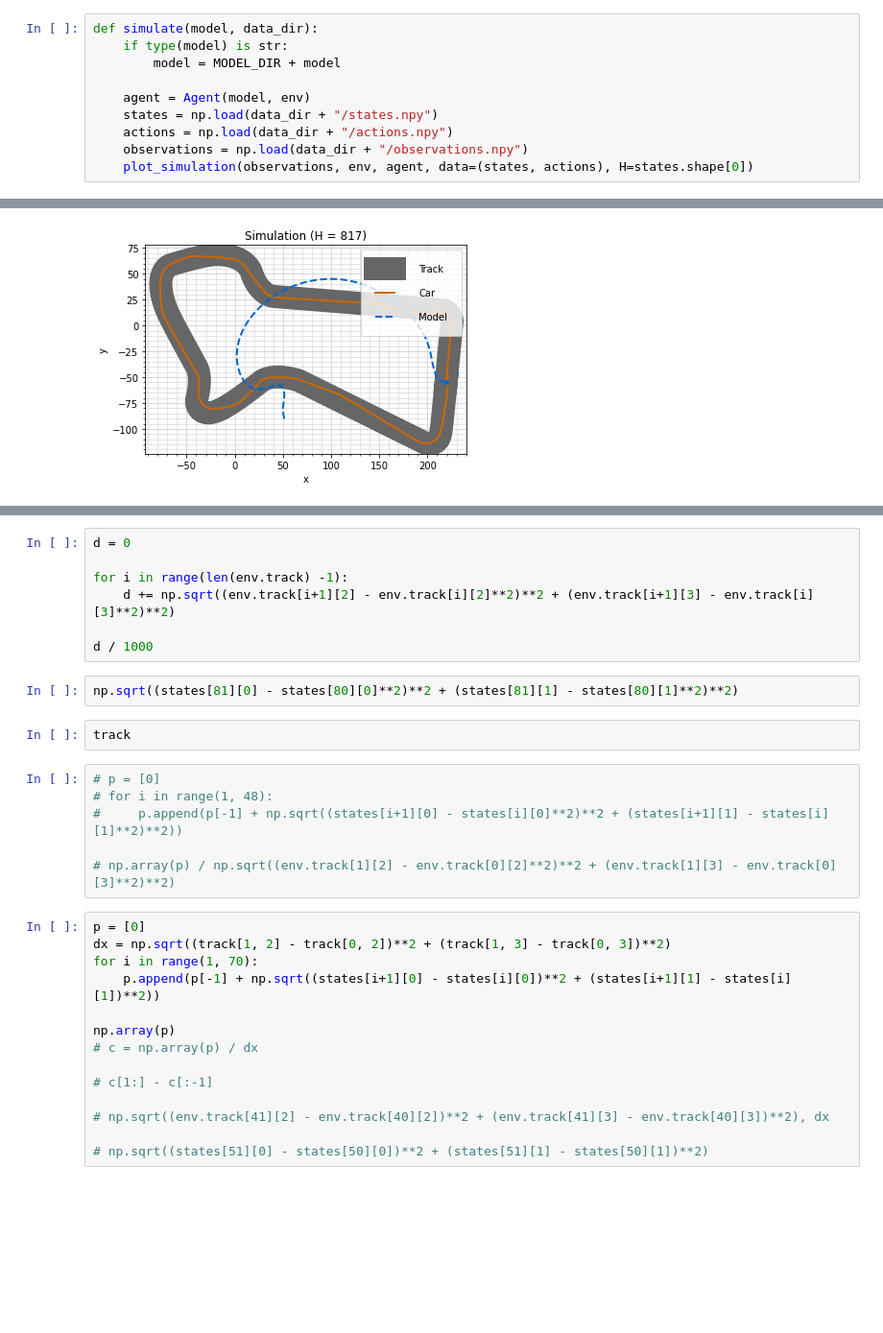
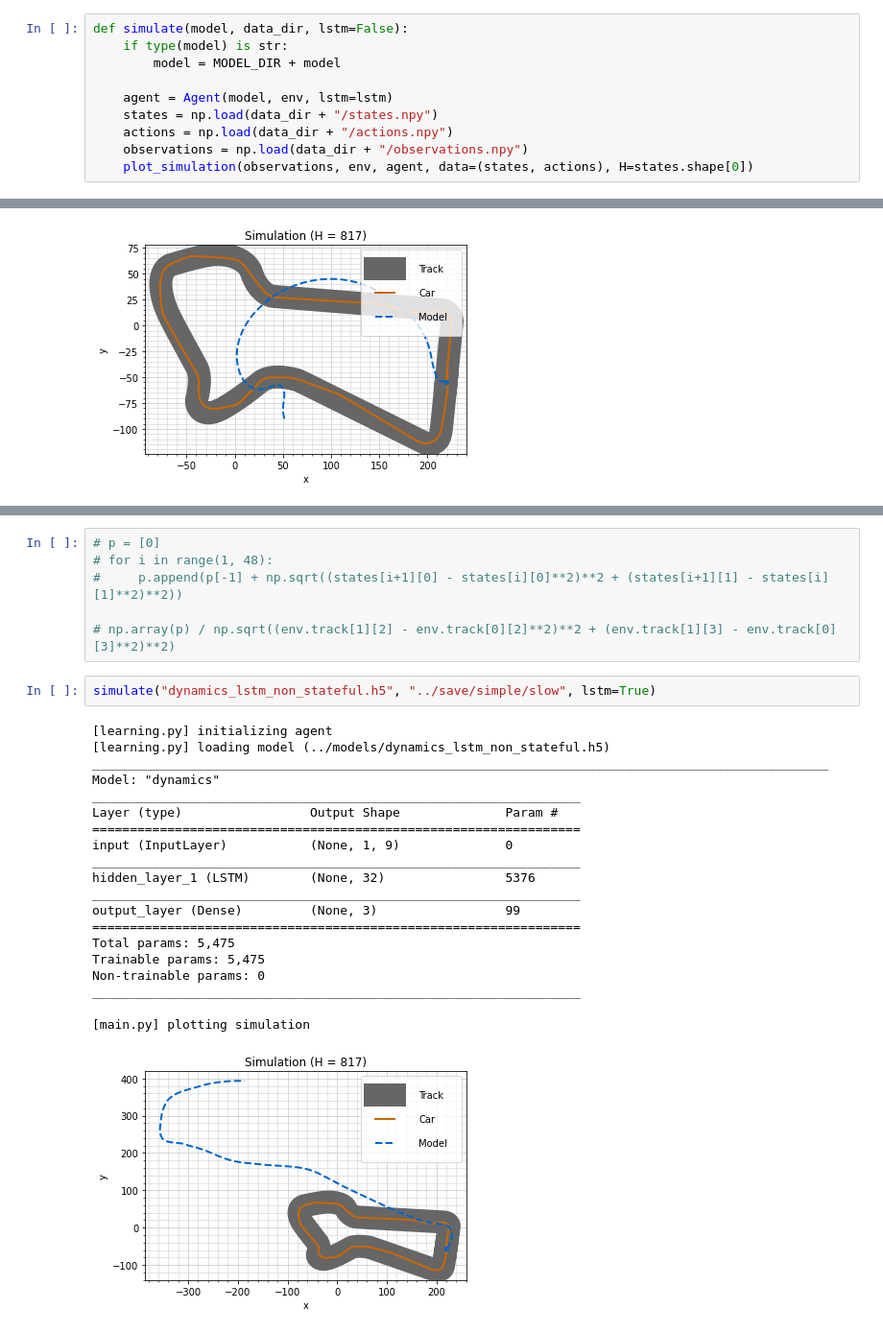
Before and after one commit to aysaha/racecar_control, a Jupyter notebook: src/Compare models.ipynb, the cells around one changed output, grey strips where cells are left out. Shown at 96% size. Cells and saved outputs as stored; diff of their text form; blank space fills up the shorter version.

Commit message:
add LSTM model

```diff
--- a/src/Compare models.ipynb
+++ b/src/Compare models.ipynb
@@ -15,11 +15,11 @@ array([ 2.19262177e+02, -5.47429695e+01,  1.47071041e+00,  0.00000000e+00,
         0.00000000e+00,  0.00000000e+00, -5.08652627e-03,  0.00000000e+00,
         0.00000000e+00,  0.00000000e+00,  0.00000000e+00])
 # %%
-def simulate(model, data_dir):
+def simulate(model, data_dir, lstm=False):
     if type(model) is str:
         model = MODEL_DIR + model
 
-    agent = Agent(model, env)
+    agent = Agent(model, env, lstm=lstm)
     states = np.load(data_dir + "/states.npy")
     actions = np.load(data_dir + "/actions.npy")
     observations = np.load(data_dir + "/observations.npy")
@@ -168,31 +167,29 @@ plt.show()
-# %%
-d = 0
-
-for i in range(len(env.track) -1):
-    d += np.sqrt((env.track[i+1][2] - env.track[i][2]**2)**2 + (env.track[i+1][3] - env.track[i][3]**2)**2)
-
-d / 1000
-# %%
-np.sqrt((states[81][0] - states[80][0]**2)**2 + (states[81][1] - states[80][1]**2)**2)
-# %%
-track
 # %%
 # p = [0]
 # for i in range(1, 48):
 #     p.append(p[-1] + np.sqrt((states[i+1][0] - states[i][0]**2)**2 + (states[i+1][1] - states[i][1]**2)**2))
 
 # np.array(p) / np.sqrt((env.track[1][2] - env.track[0][2]**2)**2 + (env.track[1][3] - env.track[0][3]**2)**2)
-# %%
-p = [0]
-dx = np.sqrt((track[1, 2] - track[0, 2])**2 + (track[1, 3] - track[0, 3])**2)
-for i in range(1, 70):
-    p.append(p[-1] + np.sqrt((states[i+1][0] - states[i][0])**2 + (states[i+1][1] - states[i][1])**2))
-
-np.array(p)
-# c = np.array(p) / dx
-
-# c[1:] - c[:-1]
-
-# np.sqrt((env.track[41][2] - env.track[40][2])**2 + (env.track[41][3] - env.track[40][3])**2), dx
-
-# np.sqrt((states[51][0] - states[50][0])**2 + (states[51][1] - states[50][1])**2)
+# %%
+simulate("dynamics_lstm_non_stateful.h5", "../save/simple/slow", lstm=True)
+# %% [output]
+[learning.py] initializing agent
+[learning.py] loading model (../models/dynamics_lstm_non_stateful.h5)
+__________________________________________________________________________________________________
+Model: "dynamics"
+_________________________________________________________________
+Layer (type)                 Output Shape              Param #
+=================================================================
+input (InputLayer)           (None, 1, 9)              0
+_________________________________________________________________
+hidden_layer_1 (LSTM)        (None, 32)                5376
+_________________________________________________________________
+output_layer (Dense)         (None, 3)                 99
+=================================================================
+Total params: 5,475
+Trainable params: 5,475
+Non-trainable params: 0
+_________________________________________________________________
+
+[main.py] plotting simulation
+[figure, added]
```
Also changed, not shown: parts of 5 cells of this notebook, 2 other files.
